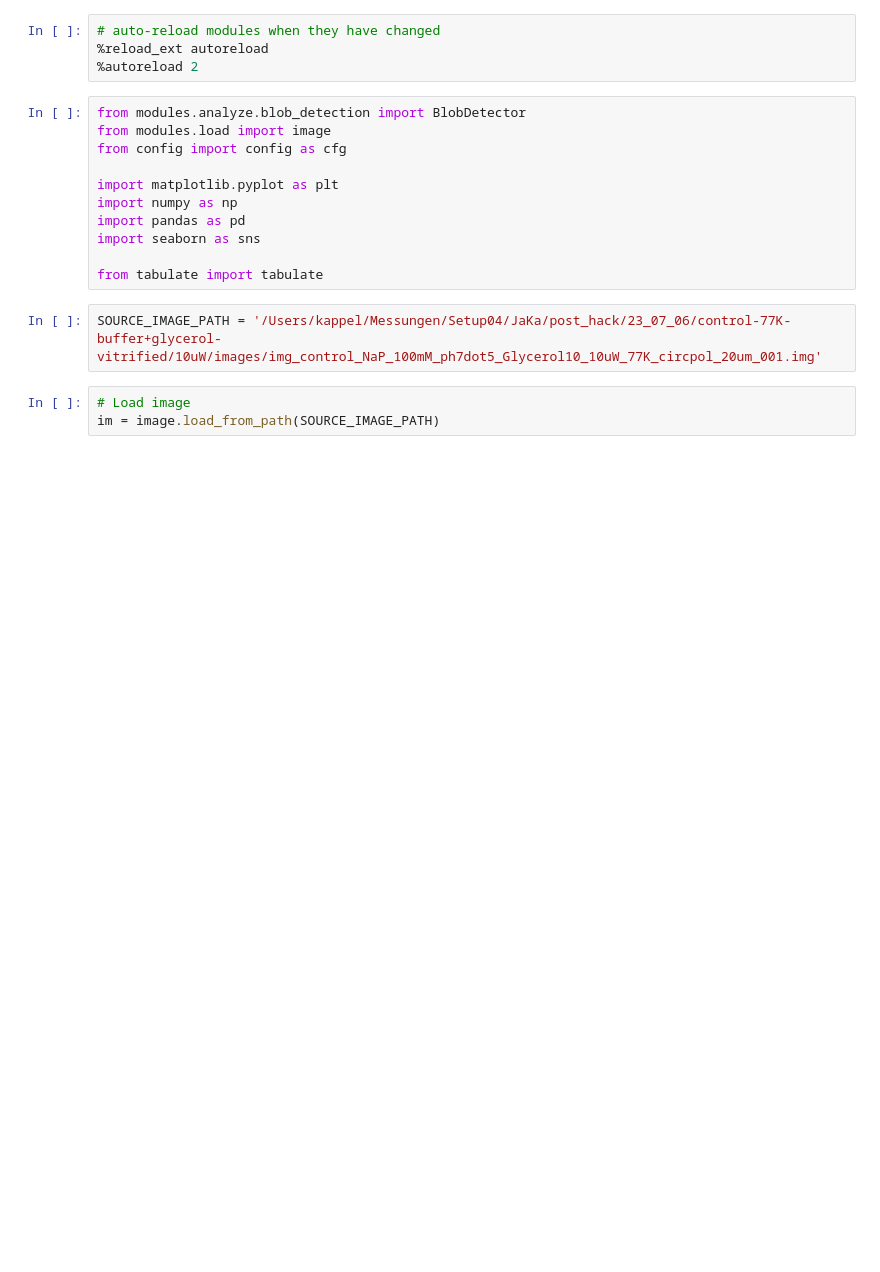
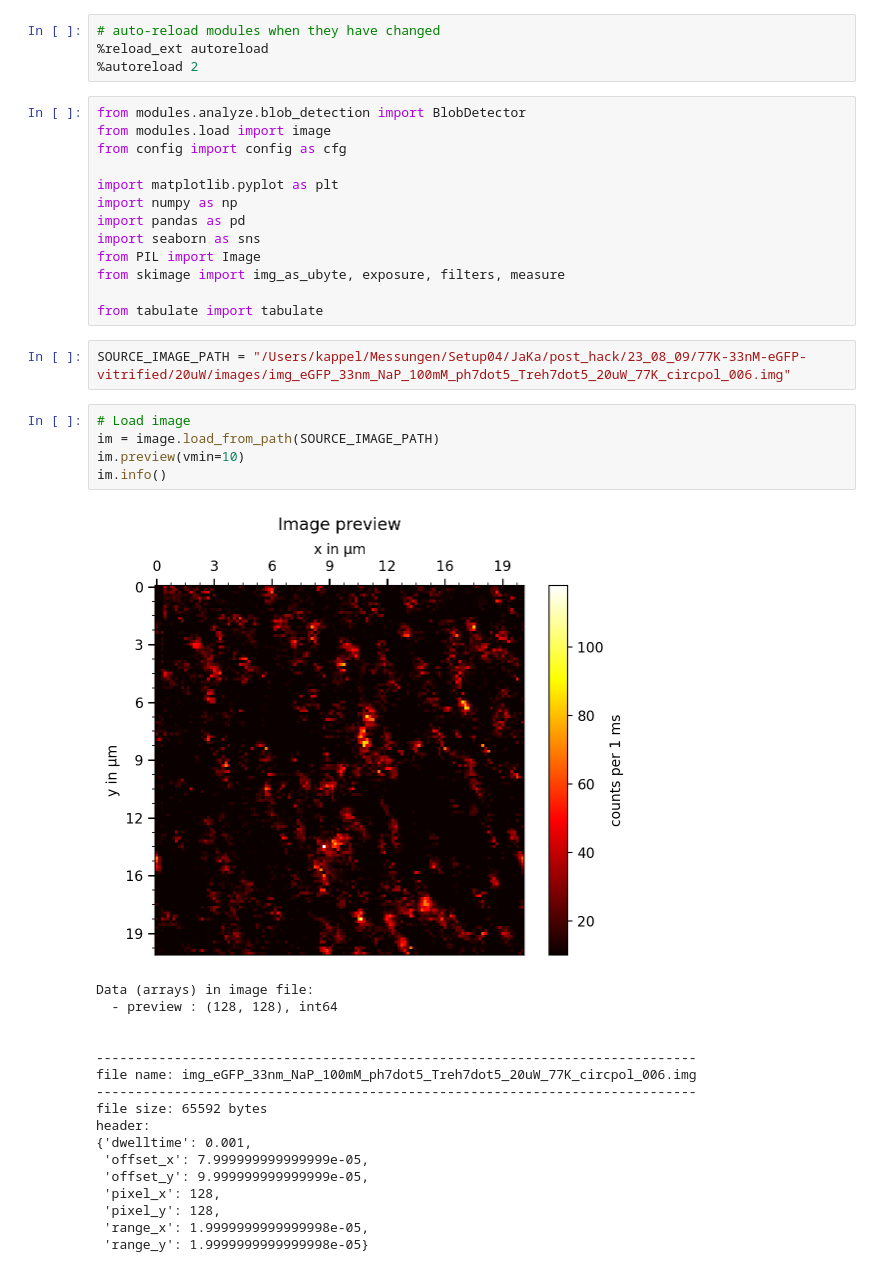
Before and after one commit to JKL453/s04-utils, a Jupyter notebook: spot-analysis.ipynb, the cells around one changed output. Cells and saved outputs as stored; diff of their text form; blank space fills up the shorter version.

```diff
--- a/spot-analysis.ipynb
+++ b/spot-analysis.ipynb
@@ -11,13 +11,35 @@ import matplotlib.pyplot as plt
 import numpy as np
 import pandas as pd
 import seaborn as sns
+from PIL import Image
+from skimage import img_as_ubyte, exposure, filters, measure
 
 from tabulate import tabulate
 # %%
-SOURCE_IMAGE_PATH = '/Users/kappel/Messungen/Setup04/JaKa/post_hack/23_07_06/control-77K-buffer+glycerol-vitrified/10uW/images/img_control_NaP_100mM_ph7dot5_Glycerol10_10uW_77K_circpol_20um_001.img'
+SOURCE_IMAGE_PATH = "/Users/kappel/Messungen/Setup04/JaKa/post_hack/23_08_09/77K-33nM-eGFP-vitrified/20uW/images/img_eGFP_33nm_NaP_100mM_ph7dot5_Treh7dot5_20uW_77K_circpol_006.img"
 # %%
 # Load image
 im = image.load_from_path(SOURCE_IMAGE_PATH)
+im.preview(vmin=10)
+im.info()
+# %% [output]
+[figure, added]
+Data (arrays) in image file:
+  - preview : (128, 128), int64
+
+
+-----------------------------------------------------------------------------
+file name: img_eGFP_33nm_NaP_100mM_ph7dot5_Treh7dot5_20uW_77K_circpol_006.img
+-----------------------------------------------------------------------------
+file size: 65592 bytes
+header:
+{'dwelltime': 0.001,
+ 'offset_x': 7.999999999999999e-05,
+ 'offset_y': 9.999999999999999e-05,
+ 'pixel_x': 128,
+ 'pixel_y': 128,
+ 'range_x': 1.9999999999999998e-05,
+ 'range_y': 1.9999999999999998e-05}
 # %%
 image = im.data['preview']
 
```
Also changed, not shown: parts of 12 cells of this notebook, 2 other files.
